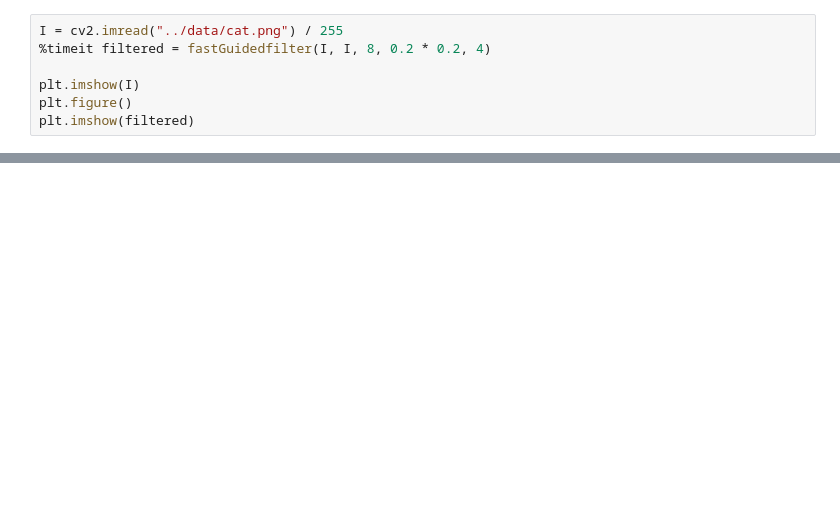
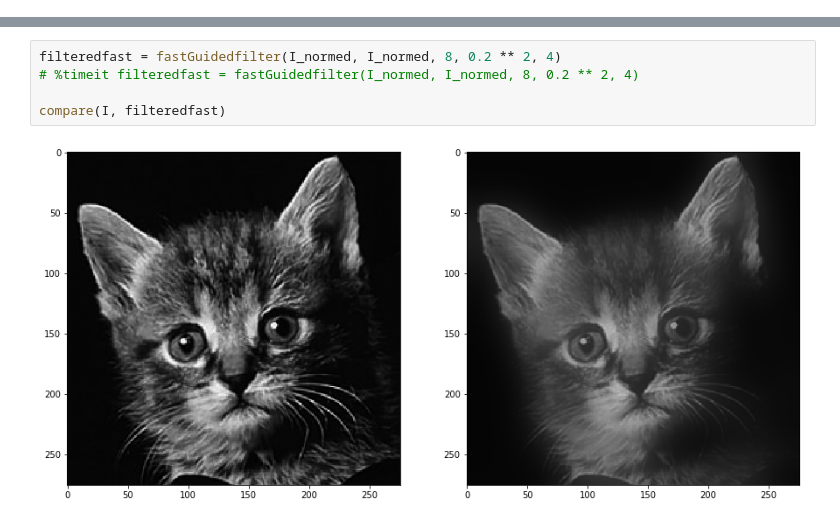
Before and after one commit to wpfhtl/gpu-guided-filter, a Jupyter notebook: src/guided_filter_cpu.ipynb, the cells around one changed output, grey strips where cells are left out. Drawn from its saved outputs; the diff is of its cells as text; blank space fills up the shorter version.

```diff
--- a/src/guided_filter_cpu.ipynb
+++ b/src/guided_filter_cpu.ipynb
@@ -64,8 +80 @@ def fastGuidedfilter(im, p, r, eps, s):
     return q;
-# %%
-I = cv2.imread("../data/cat.png") / 255
-%timeit filtered = fastGuidedfilter(I, I, 8, 0.2 * 0.2, 4)
-
-plt.imshow(I)
-plt.figure()
-plt.imshow(filtered)
@@ -98,0 +81,7 @@ plt.imshow(res)
+# %%
+filteredfast = fastGuidedfilter(I_normed, I_normed, 8, 0.2 ** 2, 4)
+# %timeit filteredfast = fastGuidedfilter(I_normed, I_normed, 8, 0.2 ** 2, 4)
+
+compare(I, filteredfast)
+# %% [output]
+[figure, added]
```
Also changed, not shown: parts of 17 cells of this notebook, 1 other file.
